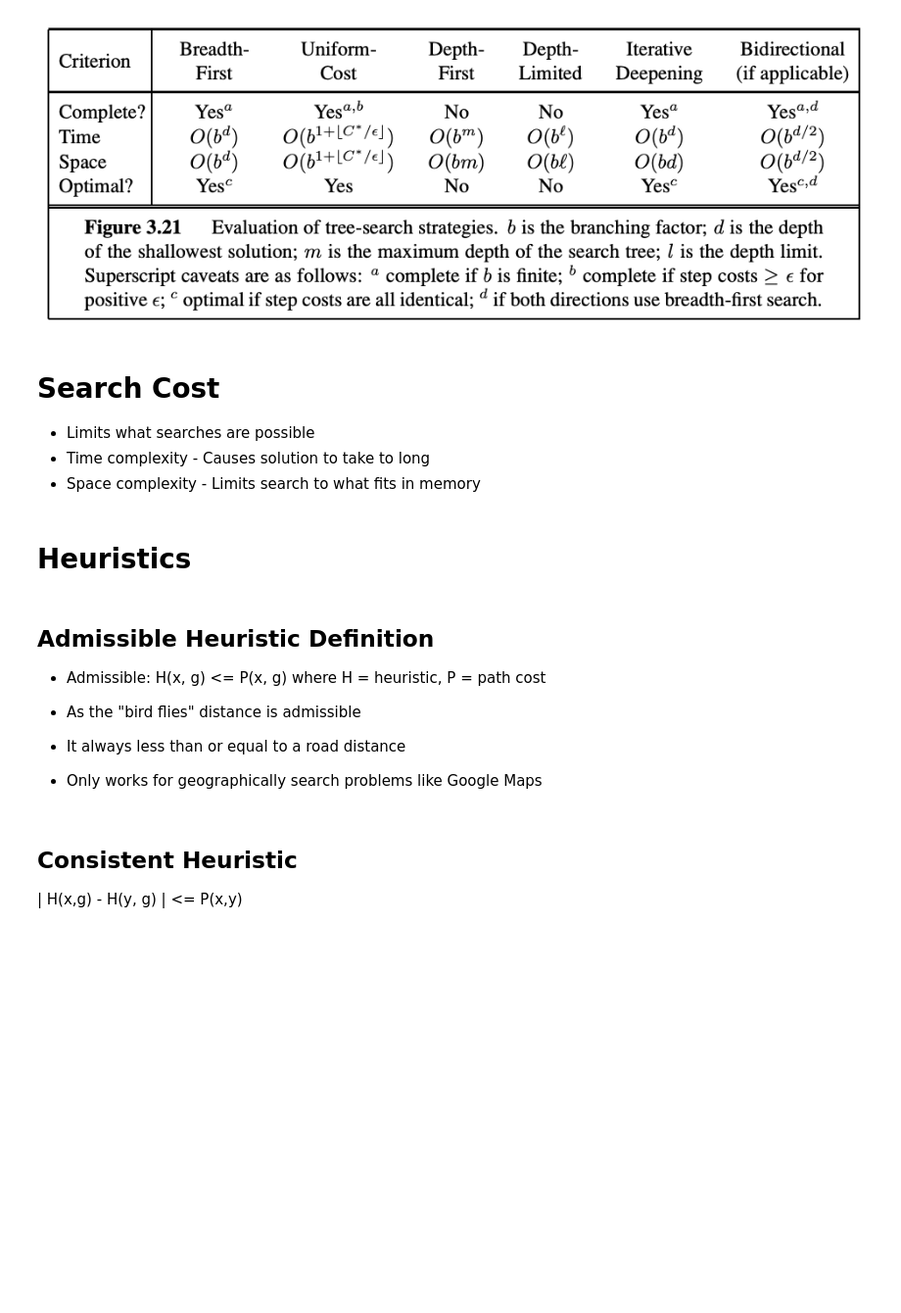
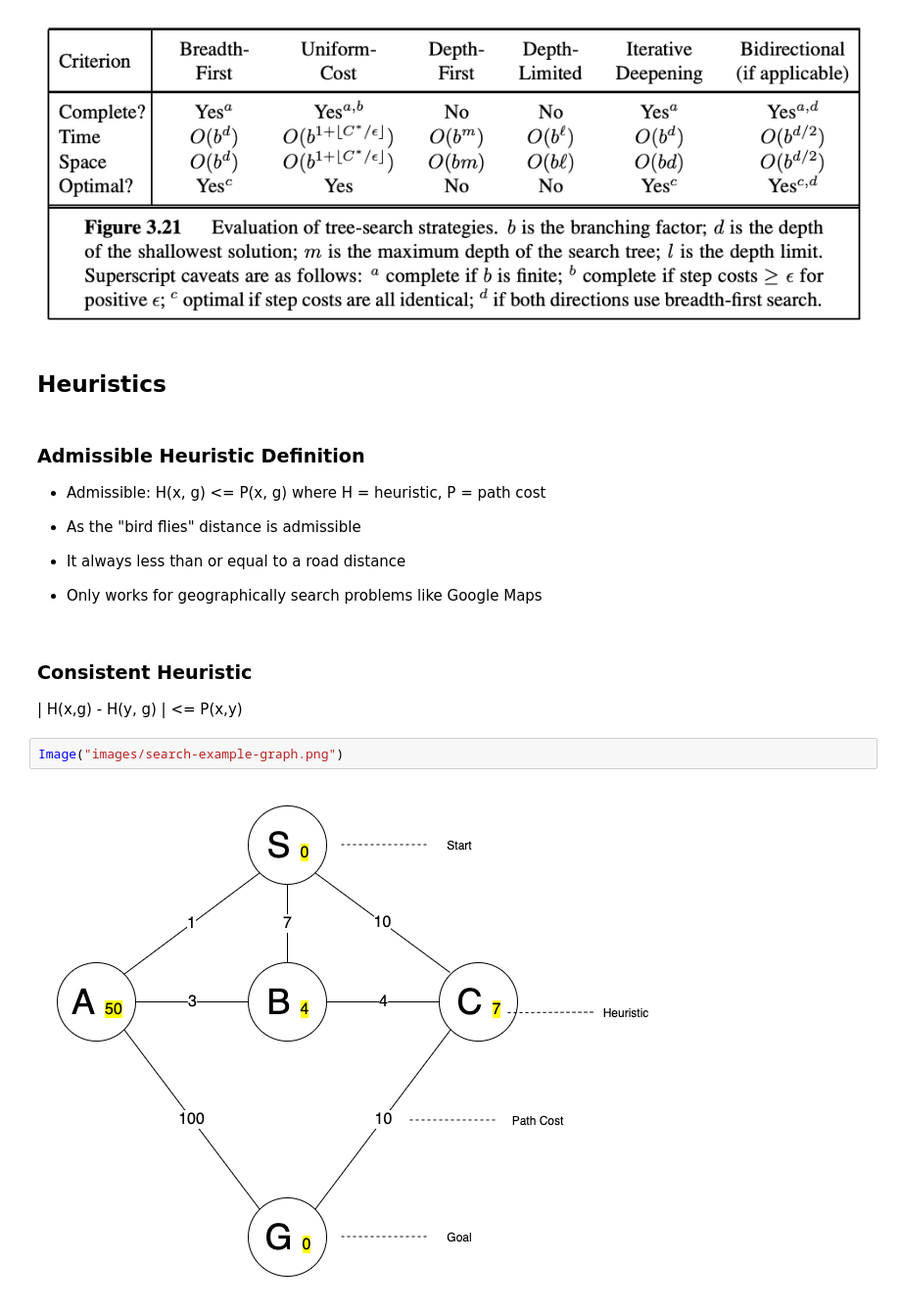
Before and after one commit to robOcity/ai-course, a Jupyter notebook: slides/week-2-search-slides.ipynb, the cells around one changed output. Shown at 98% size. Drawn from its saved outputs; the diff is of its cells as text; blank space fills up the shorter version.

```diff
--- a/slides/week-2-search-slides.ipynb
+++ b/slides/week-2-search-slides.ipynb
@@ -362,16 +385,10 @@ Image('images/simple_problem_solving_agent.jpg')
 Image("images/Figure-S3-21-search-efficiency.png")
 # %% [output]
 [figure]
-# %% [markdown]
-# Search Cost
-
-* Limits what searches are possible
-* Time complexity - Causes solution to take to long
-* Space complexity - Limits search to what fits in memory
 # %% [markdown]
-# Heuristics
+## Heuristics
 # %% [markdown]
-## Admissible Heuristic Definition
+### Admissible Heuristic Definition
 
 * Admissible:  H(x, g) <= P(x, g) where H = heuristic, P = path cost
 
@@ -381,6 +398,10 @@ Image("images/Figure-S3-21-search-efficiency.png")
 
 * Only works for geographically search problems like Google Maps
 # %% [markdown]
-## Consistent Heuristic
+### Consistent Heuristic
 
 | H(x,g) - H(y, g) | <= P(x,y)
+# %%
+Image("images/search-example-graph.png")
+# %% [output]
+[figure, added]
```
Also changed, not shown: parts of 39 cells of this notebook, 1 other file.
